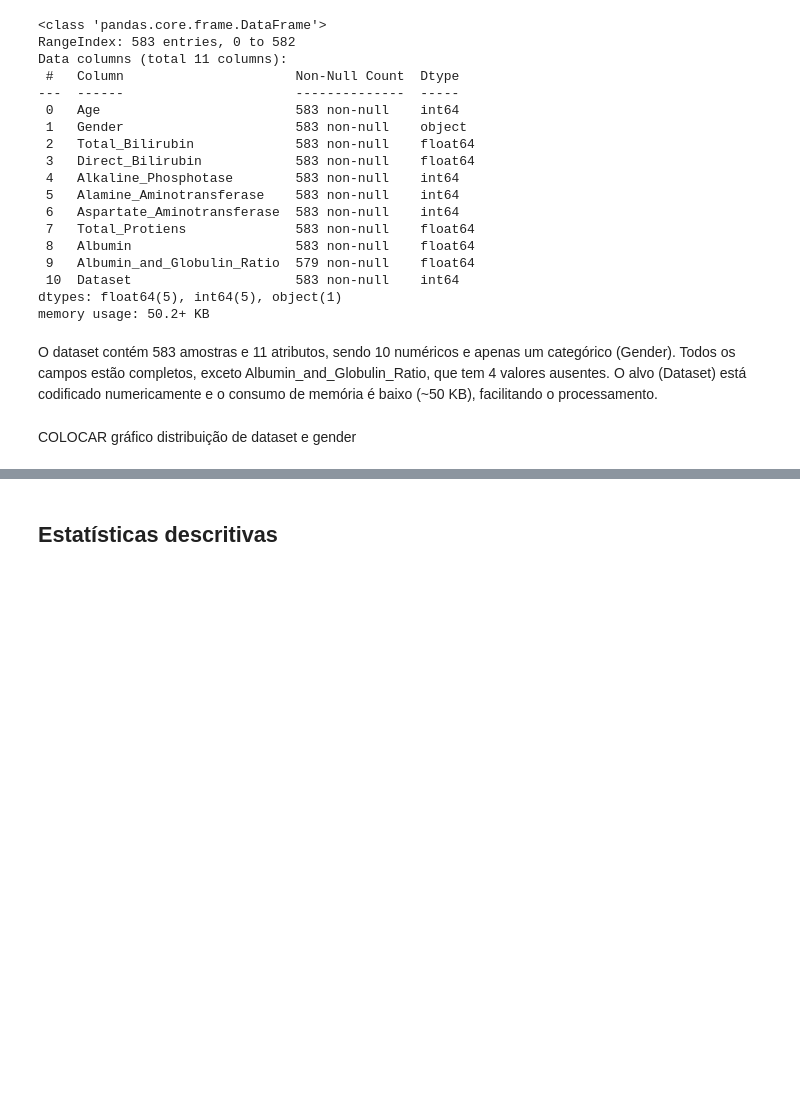
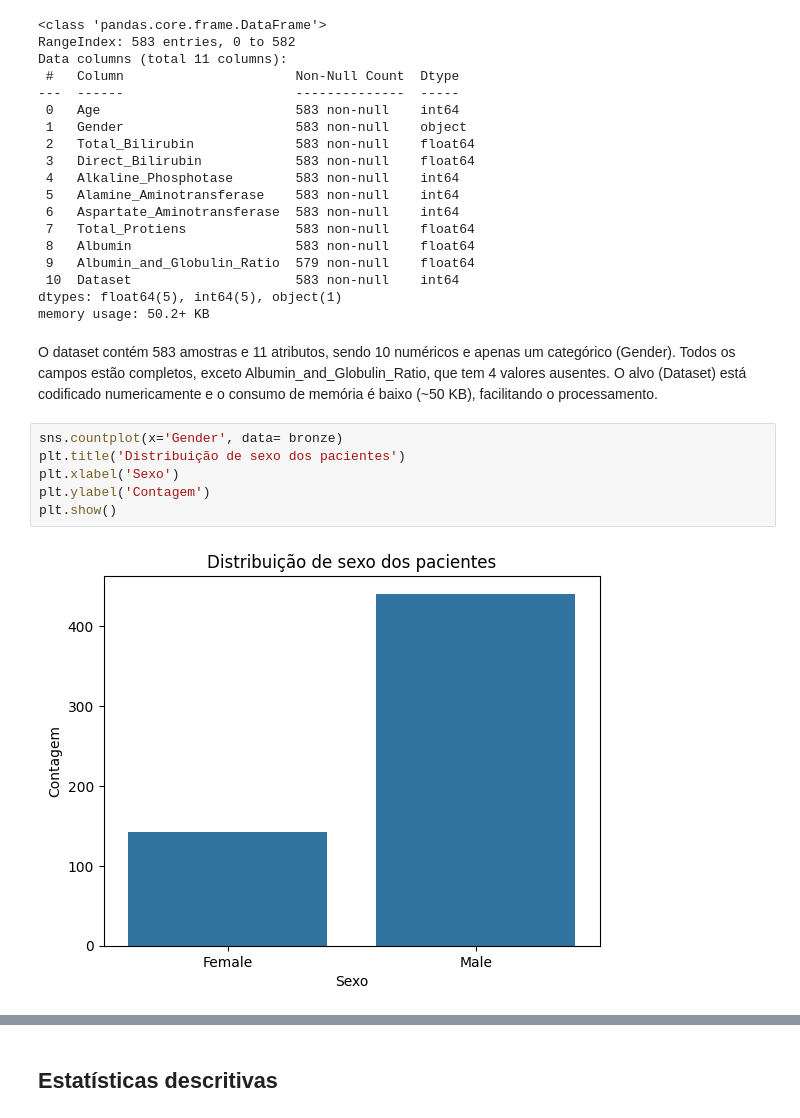
Before and after one commit to paulaRMachado/PUC-RIO-DTSC-MVP2, a Jupyter notebook: PUC_MVP_2.ipynb, the cells around one changed output, grey strips where cells are left out. Saved outputs shown, nothing was run; the diff lists cells and outputs as text; blank space fills up the shorter version.

```diff
--- a/PUC_MVP_2.ipynb
+++ b/PUC_MVP_2.ipynb
@@ -101,5 +101,11 @@ dtypes: float64(5), int64(5), object(1)
 memory usage: 50.2+ KB
 # %% [markdown]
 O dataset contém 583 amostras e 11 atributos, sendo 10 numéricos e apenas um categórico (Gender). Todos os campos estão completos, exceto Albumin_and_Globulin_Ratio, que tem 4 valores ausentes. O alvo (Dataset) está codificado numericamente e o consumo de memória é baixo (~50 KB), facilitando o processamento.
-# %% [markdown]
-COLOCAR gráfico distribuição de dataset e gender
+# %%
+sns.countplot(x='Gender', data= bronze)
+plt.title('Distribuição de sexo dos pacientes')
+plt.xlabel('Sexo')
+plt.ylabel('Contagem')
+plt.show()
+# %% [output]
+[figure, added]
```
Also changed, not shown: parts of 4 cells of this notebook.
